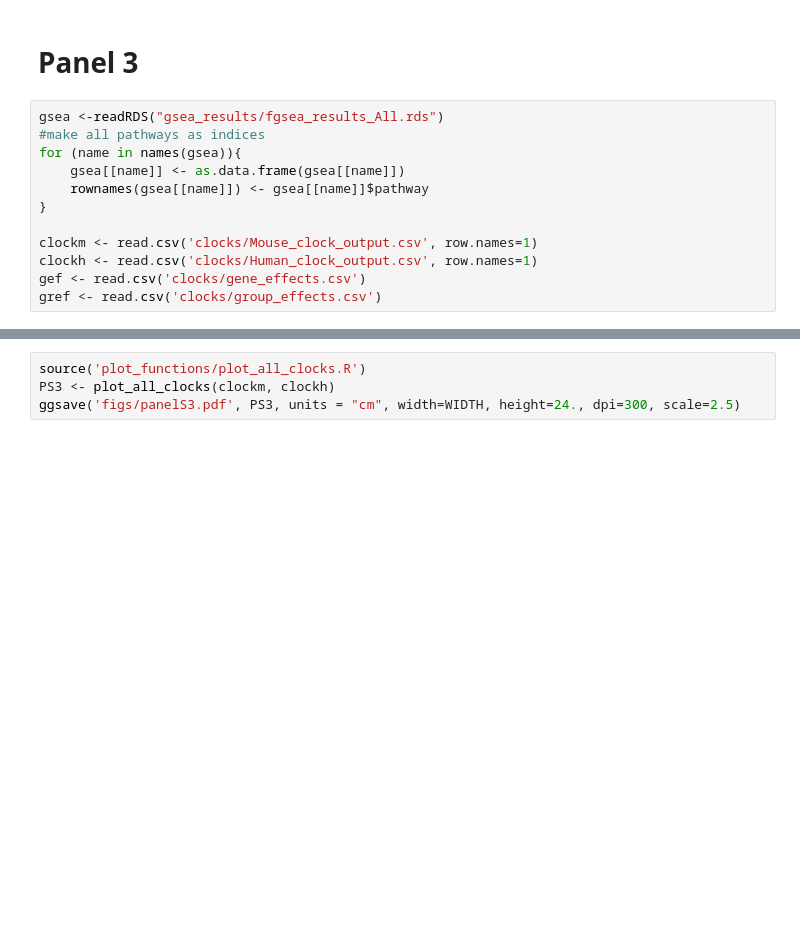
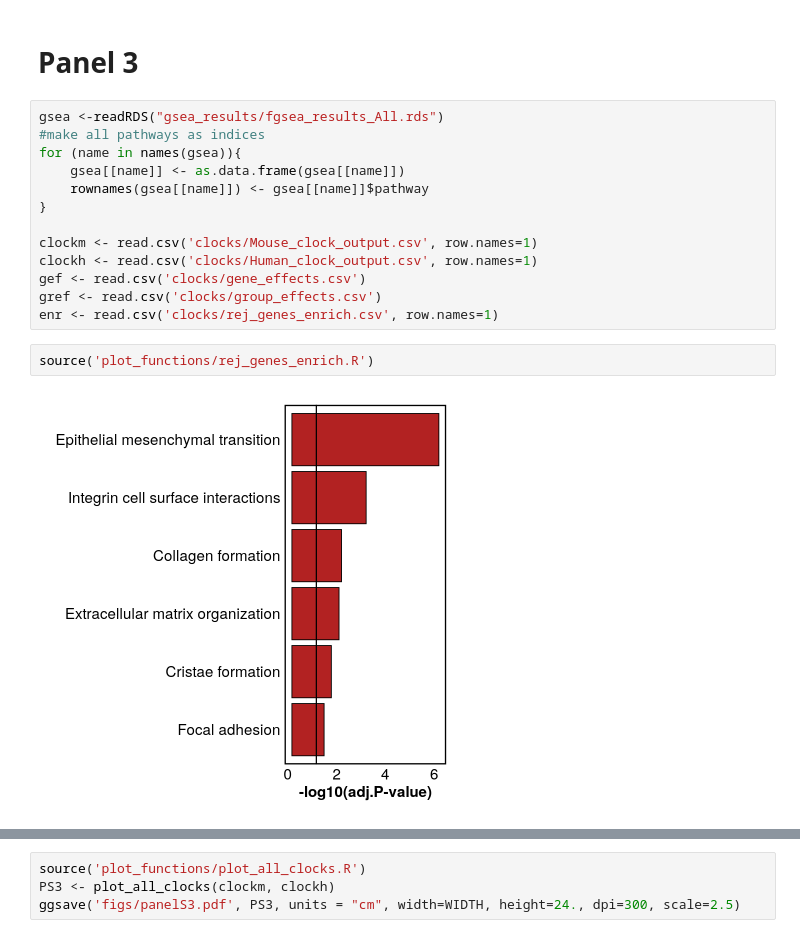
Before and after one commit to shappiron/Reprogramming_meta, a Jupyter notebook: only_plots.ipynb, the cells around one changed output, grey strips where cells are left out. Saved outputs shown, nothing was run; the diff lists cells and outputs as text; blank space fills up the shorter version.

Commit message:
pravki + added rej genes enrich

```diff
--- a/only_plots.ipynb
+++ b/only_plots.ipynb
@@ -276,5 +276,10 @@ clockm <- read.csv('clocks/Mouse_clock_output.csv', row.names=1)
 clockh <- read.csv('clocks/Human_clock_output.csv', row.names=1)
 gef <- read.csv('clocks/gene_effects.csv')
 gref <- read.csv('clocks/group_effects.csv')
+enr <- read.csv('clocks/rej_genes_enrich.csv', row.names=1)
+# %%
+source('plot_functions/rej_genes_enrich.R')
+# %% [output]
+[figure, added]
 # %%
 #corplot + hallmark
```
Also changed, not shown: parts of 1 cell of this notebook, 5 other files.
